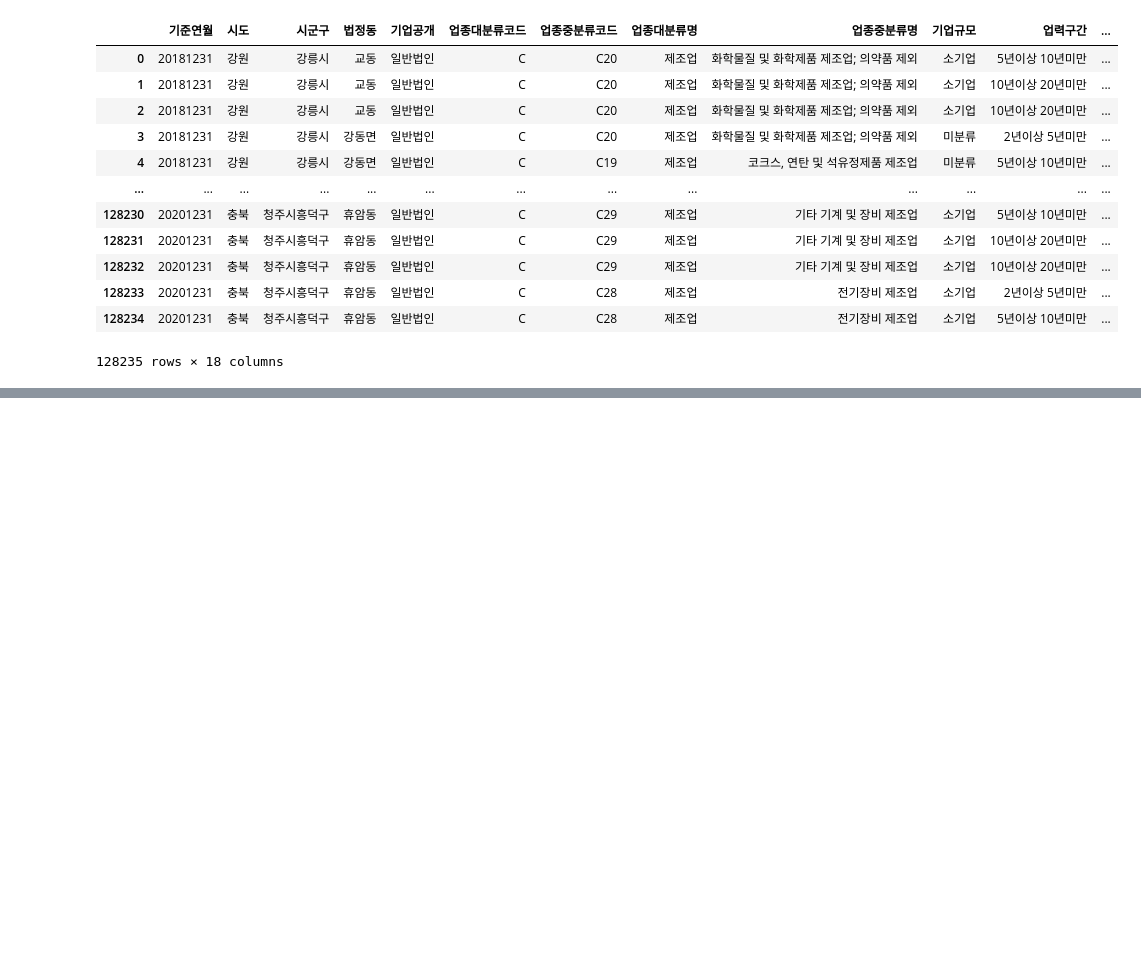
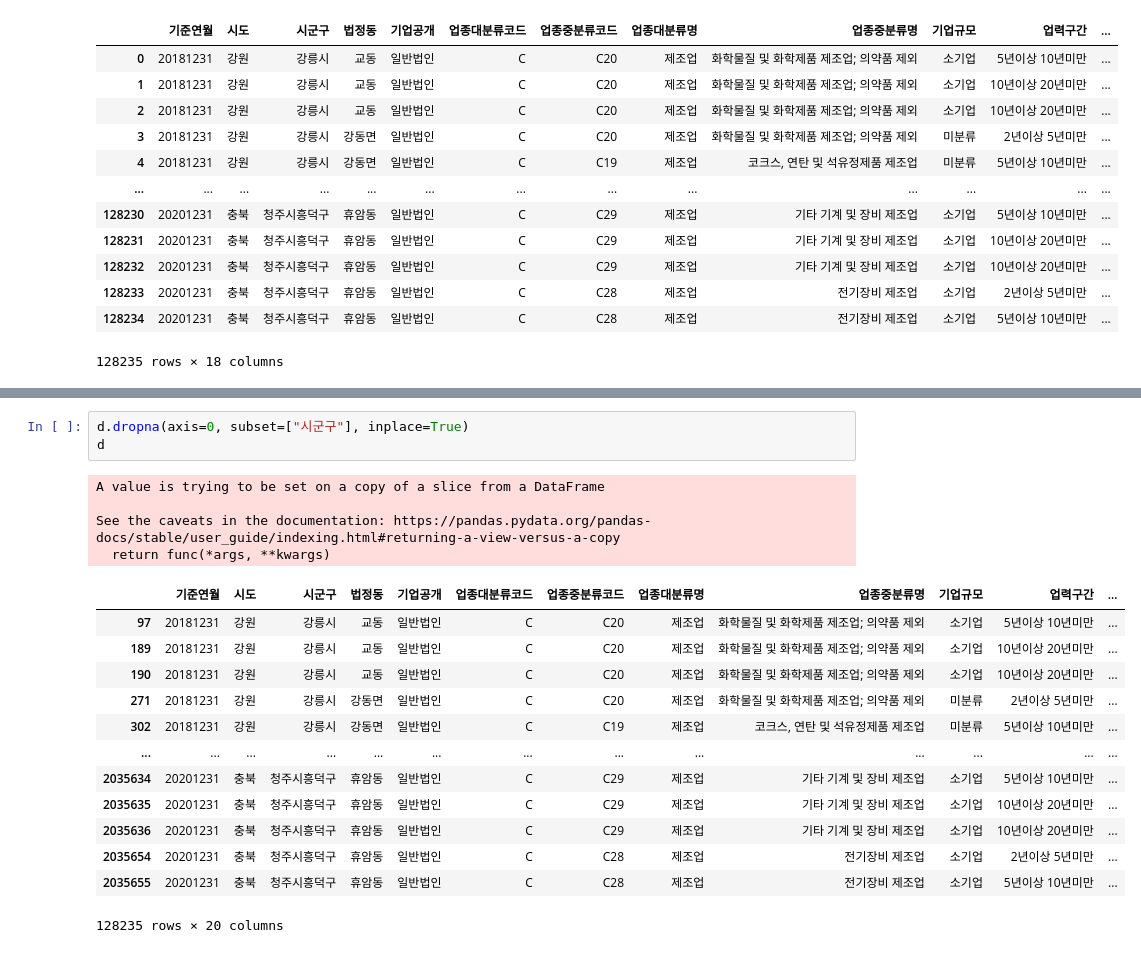
Before and after one commit to CEOJINSUNG/Digital-Industry, a Jupyter notebook: 기업 정보 데이터 분석.ipynb, the cells around one changed output, grey strips where cells are left out. Drawn from its saved outputs; the diff is of its cells as text; blank space fills up the shorter version.

```diff
--- a/기업 정보 데이터 분석.ipynb
+++ b/기업 정보 데이터 분석.ipynb
@@ -1967,0 +2140,21 @@ b
+# %%
+d.dropna(axis=0, subset=["시군구"], inplace=True)
+d
+# %% [output]
+A value is trying to be set on a copy of a slice from a DataFrame
+
+See the caveats in the documentation: https://pandas.pydata.org/pandas-docs/stable/user_guide/indexing.html#returning-a-view-versus-a-copy
+  return func(*args, **kwargs)
+|  | 기준연월 | 시도 | 시군구 | 법정동 | 기업공개 | 업종대분류코드 | 업종중분류코드 | 업종대분류명 | 업종중분류명 | 기업규모 | 업력구간 | ... |
+| 97 | 20181231 | 강원 | 강릉시 | 교동 | 일반법인 | C | C20 | 제조업 | 화학물질 및 화학제품 제조업; 의약품 제외 | 소기업 | 5년이상 10년미만 | ... |
+| 189 | 20181231 | 강원 | 강릉시 | 교동 | 일반법인 | C | C20 | 제조업 | 화학물질 및 화학제품 제조업; 의약품 제외 | 소기업 | 10년이상 20년미만 | ... |
+| 190 | 20181231 | 강원 | 강릉시 | 교동 | 일반법인 | C | C20 | 제조업 | 화학물질 및 화학제품 제조업; 의약품 제외 | 소기업 | 10년이상 20년미만 | ... |
+| 271 | 20181231 | 강원 | 강릉시 | 강동면 | 일반법인 | C | C20 | 제조업 | 화학물질 및 화학제품 제조업; 의약품 제외 | 미분류 | 2년이상 5년미만 | ... |
+| 302 | 20181231 | 강원 | 강릉시 | 강동면 | 일반법인 | C | C19 | 제조업 | 코크스, 연탄 및 석유정제품 제조업 | 미분류 | 5년이상 10년미만 | ... |
+| ... | ... | ... | ... | ... | ... | ... | ... | ... | ... | ... | ... | ... |
+| 2035634 | 20201231 | 충북 | 청주시흥덕구 | 휴암동 | 일반법인 | C | C29 | 제조업 | 기타 기계 및 장비 제조업 | 소기업 | 5년이상 10년미만 | ... |
+| 2035635 | 20201231 | 충북 | 청주시흥덕구 | 휴암동 | 일반법인 | C | C29 | 제조업 | 기타 기계 및 장비 제조업 | 소기업 | 10년이상 20년미만 | ... |
+| 2035636 | 20201231 | 충북 | 청주시흥덕구 | 휴암동 | 일반법인 | C | C29 | 제조업 | 기타 기계 및 장비 제조업 | 소기업 | 10년이상 20년미만 | ... |
+| 2035654 | 20201231 | 충북 | 청주시흥덕구 | 휴암동 | 일반법인 | C | C28 | 제조업 | 전기장비 제조업 | 소기업 | 2년이상 5년미만 | ... |
+| 2035655 | 20201231 | 충북 | 청주시흥덕구 | 휴암동 | 일반법인 | C | C28 | 제조업 | 전기장비 제조업 | 소기업 | 5년이상 10년미만 | ... |
+128235 rows × 20 columns
```
Also changed, not shown: parts of 57 cells of this notebook, 1 other file.
